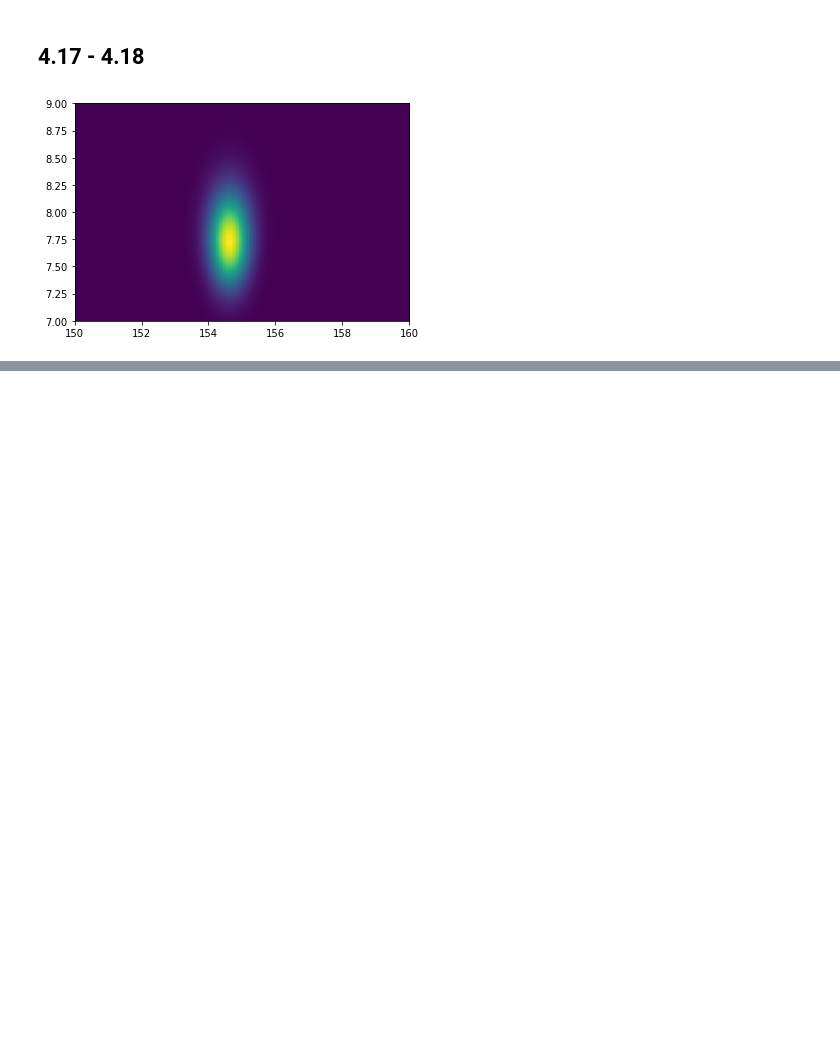
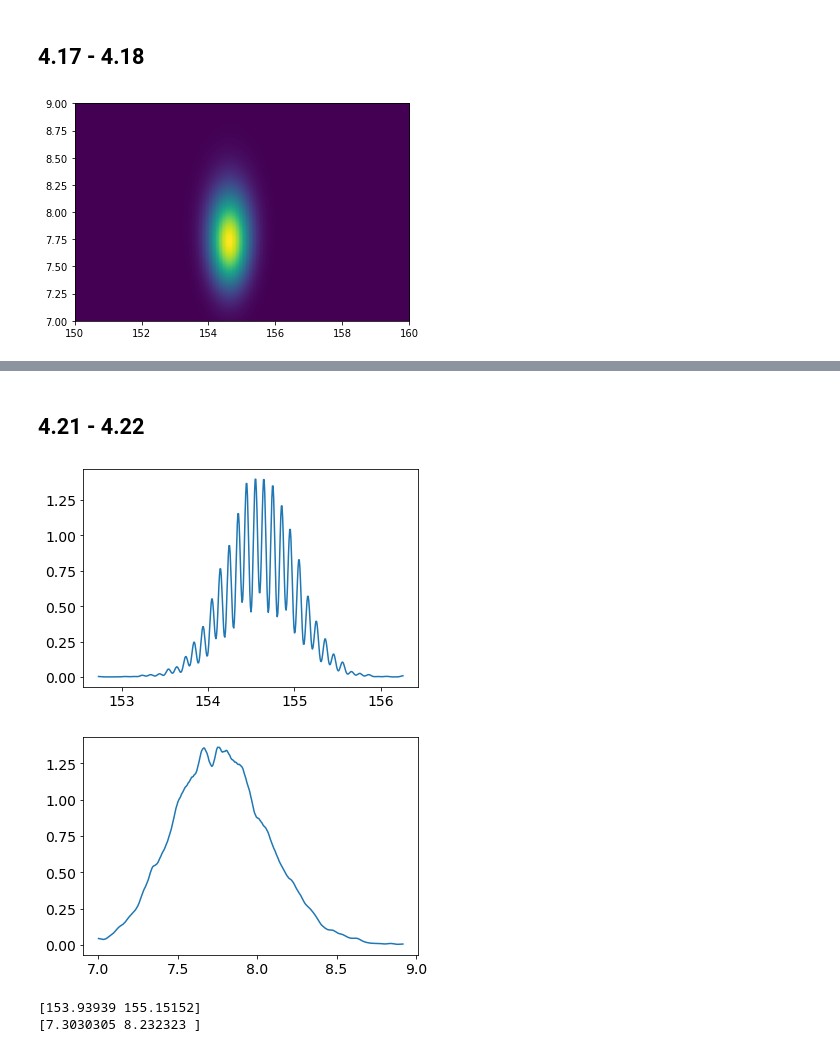
Before and after one commit to 8wgf3b/books, a Jupyter notebook: stat_rethink/Chap4.ipynb, the cells around one changed output, grey strips where cells are left out. Cells and saved outputs as stored; diff of their text form; code cells hidden in the pictures; blank space fills up the shorter version.

```diff
--- a/stat_rethink/Chap4.ipynb
+++ b/stat_rethink/Chap4.ipynb
@@ -223,0 +225,14 @@ plt.show()
+# %% [markdown]
+## 4.21 - 4.22
+# %%
+az.plot_kde(smu)
+plt.show()
+az.plot_kde(sstd)
+plt.show()
+print(hpdi(smu, 0.89))
+print(hpdi(sstd, 0.89))
+# %% [output]
+[figure, added]
+[figure, added]
+[153.93939 155.15152]
+[7.3030305 8.232323 ]
```
Also changed, not shown: parts of 8 cells of this notebook.
